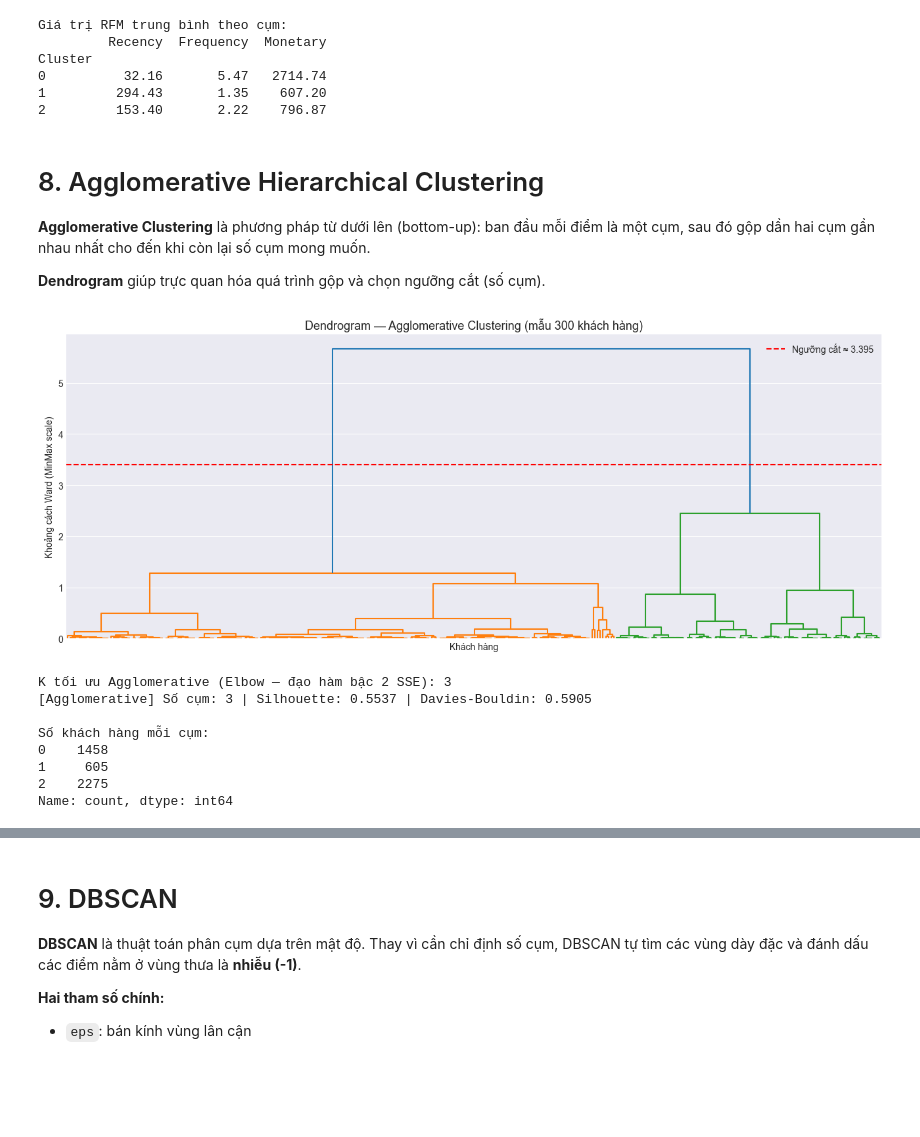
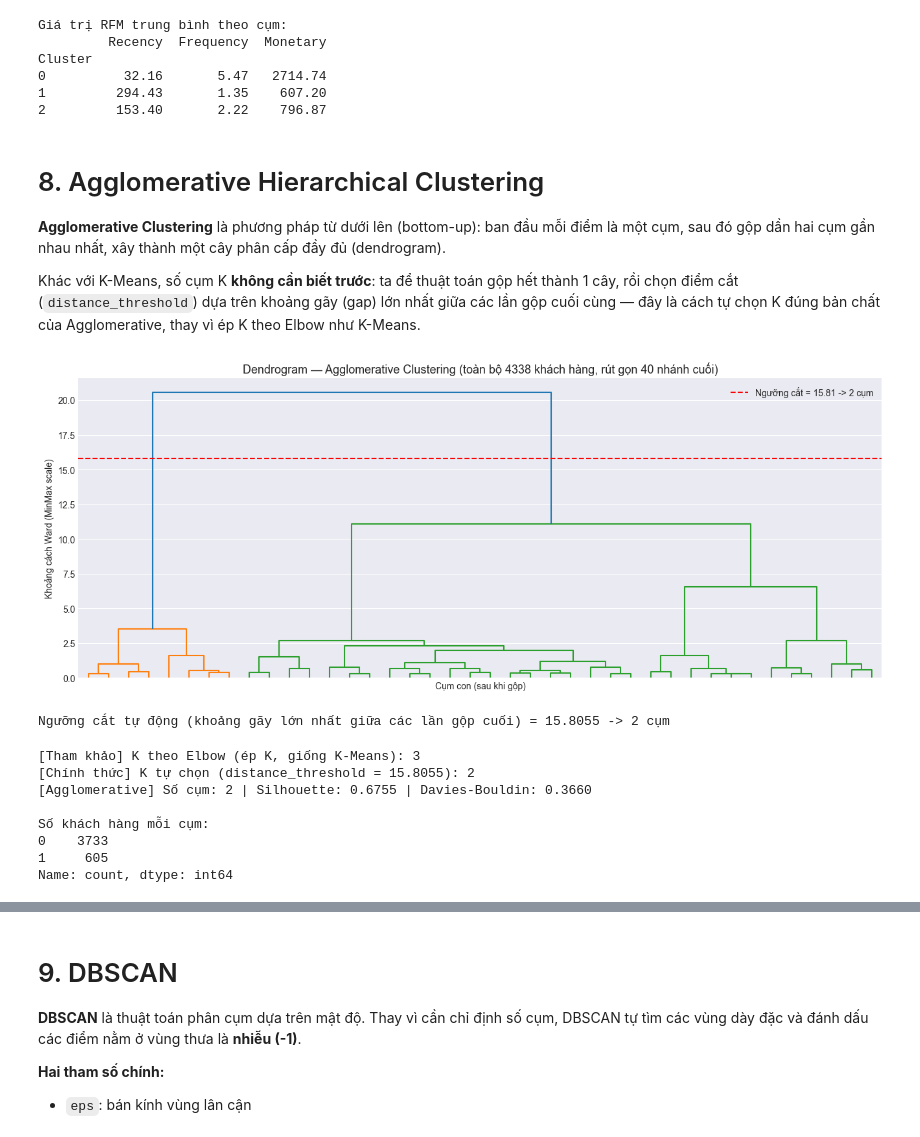
Before and after one commit to TUDONG05/Customer-Classification, a Jupyter notebook: online_retail_1_classification.ipynb, the cells around one changed output, grey strips where cells are left out. Cells and saved outputs as stored; diff of their text form; code cells hidden in the pictures; blank space fills up the shorter version.

```diff
--- a/online_retail_1_classification.ipynb
+++ b/online_retail_1_classification.ipynb
@@ -465,28 +541,35 @@ Cluster
 # %% [markdown]
 # 8. Agglomerative Hierarchical Clustering
 
-**Agglomerative Clustering** là phương pháp từ dưới lên (bottom-up): ban đầu mỗi điểm là một cụm, sau đó gộp dần hai cụm gần nhau nhất cho đến khi còn lại số cụm mong muốn.
+**Agglomerative Clustering** là phương pháp từ dưới lên (bottom-up): ban đầu mỗi điểm là một cụm, sau đó gộp dần hai cụm gần nhau nhất, xây thành một cây phân cấp đầy đủ (dendrogram).
 
-**Dendrogram** giúp trực quan hóa quá trình gộp và chọn ngưỡng cắt (số cụm).
+Khác với K-Means, số cụm K **không cần biết trước**: ta để thuật toán gộp hết thành 1 cây, rồi chọn điểm cắt (`distance_threshold`) dựa trên khoảng gãy (gap) lớn nhất giữa các lần gộp cuối cùng — đây là cách tự chọn K đúng bản chất của Agglomerative, thay vì ép K theo Elbow như K-Means.
 # %%
-np.random.seed(42)
-sample_idx = np.random.choice(len(X_mm), size=min(300, len(X_mm)), replace=False)
-X_mm_sample = X_mm[sample_idx]
+linked_full = shc.linkage(X_mm, method="ward")
+merge_distances = np.sort(linked_full[:, 2])[::-1]
 
-linked = shc.linkage(X_mm_sample, method="ward")
-threshold = 0.6 * max(linked[:, 2])
+top_n = 10  # chỉ xét các lần gộp cuối cùng, tương ứng K trong khoảng 2-11
+gaps = merge_distances[:top_n] - merge_distances[1:top_n + 1]
+gap_idx = int(np.argmax(gaps))
+threshold = (merge_distances[gap_idx] + merge_distances[gap_idx + 1]) / 2
+AGG_CLUSTERS = gap_idx + 2
 
 plt.figure(figsize=(16, 6))
-shc.dendrogram(linked, no_labels=True, color_threshold=threshold)
-plt.title("Dendrogram — Agglomerative Clustering (mẫu 300 khách hàng)", fontsize=13)
-plt.xlabel("Khách hàng")
+shc.dendrogram(linked_full, no_labels=True, truncate_mode="lastp", p=40, color_threshold=threshold)
+plt.axhline(y=threshold, color="red", linestyle="--",
+            label=f"Ngưỡng cắt = {threshold:.2f} -> {AGG_CLUSTERS} cụm")
+plt.title("Dendrogram — Agglomerative Clustering (toàn bộ 4338 khách hàng, rút gọn 40 nhánh cuối)", fontsize=13)
+plt.xlabel("Cụm con (sau khi gộp)")
 plt.ylabel("Khoảng cách Ward (MinMax scale)")
-plt.axhline(y=threshold, color="red", linestyle="--", label=f"Ngưỡng cắt ≈ {threshold:.3f}")
 plt.legend()
 plt.show()
+
+print(f"Ngưỡng cắt tự động (khoảng gãy lớn nhất giữa các lần gộp cuối) = {threshold:.4f} -> {AGG_CLUSTERS} cụm")
 # %% [output]
-[figure, old version]
+[figure, new version]
+Ngưỡng cắt tự động (khoảng gãy lớn nhất giữa các lần gộp cuối) = 15.8055 -> 2 cụm
 # %%
+#  Tham khảo: K theo Elbow (kiểu K-Means, phải ép K) -
 k_range = range(2, 11)
 agg_sse = []
 for k in k_range:
@@ -494,13 +577,15 @@ for k in k_range:
     sse_k = sum(((X_mm[lbl == c] - X_mm[lbl == c].mean(axis=0))**2).sum() for c in set(lbl))
     agg_sse.append(sse_k)
 
-# Elbow method: đạo hàm bậc 2 của SSE
 agg_sse_arr = np.array(agg_sse)
 elbow_idx_agg = int(np.argmax(np.diff(np.diff(agg_sse_arr)))) + 1
-AGG_CLUSTERS = list(k_range)[elbow_idx_agg]
-print(f"K tối ưu Agglomerative (Elbow — đạo hàm bậc 2 SSE): {AGG_CLUSTERS}")
+K_ELBOW = list(k_range)[elbow_idx_agg]
+print(f"[Tham khảo] K theo Elbow (ép K, giống K-Means): {K_ELBOW}")
 
-agg = AgglomerativeClustering(n_clusters=AGG_CLUSTERS, metric="euclidean", linkage="ward")
+# Chính thức: dùng threshold đã xác định từ dendrogram ở trên (không ép K)
+print(f"[Chính thức] K tự chọn (distance_threshold = {threshold:.4f}): {AGG_CLUSTERS}")
+
+agg = AgglomerativeClustering(n_clusters=None, distance_threshold=threshold, metric="euclidean", linkage="ward")
 agg_labels = agg.fit_predict(X_mm)
 rfm["Agg_Cluster"] = agg_labels
 
@@ -508,13 +593,13 @@ print_scores(agg_labels, X_mm, "Agglomerative")
 print("\nSố khách hàng mỗi cụm:")
 print(pd.Series(agg_labels).value_counts().sort_index())
 # %% [output]
-K tối ưu Agglomerative (Elbow — đạo hàm bậc 2 SSE): 3
-[Agglomerative] Số cụm: 3 | Silhouette: 0.5537 | Davies-Bouldin: 0.5905
+[Tham khảo] K theo Elbow (ép K, giống K-Means): 3
+[Chính thức] K tự chọn (distance_threshold = 15.8055): 2
+[Agglomerative] Số cụm: 2 | Silhouette: 0.6755 | Davies-Bouldin: 0.3660
 
 Số khách hàng mỗi cụm:
-0    1458
+0    3733
 1     605
-2    2275
 Name: count, dtype: int64
 # %%
 plot_silhouette(X_mm, agg_labels, f"Agglomerative Clustering (K={AGG_CLUSTERS})")
```
Also changed, not shown: parts of 19 cells of this notebook, 3 other files.
